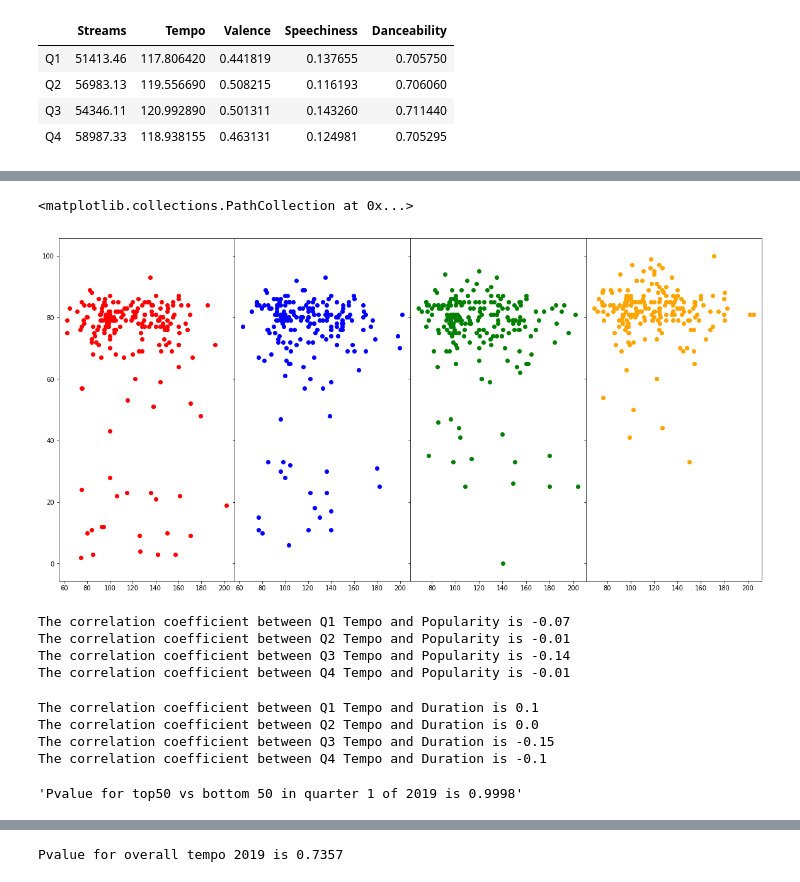
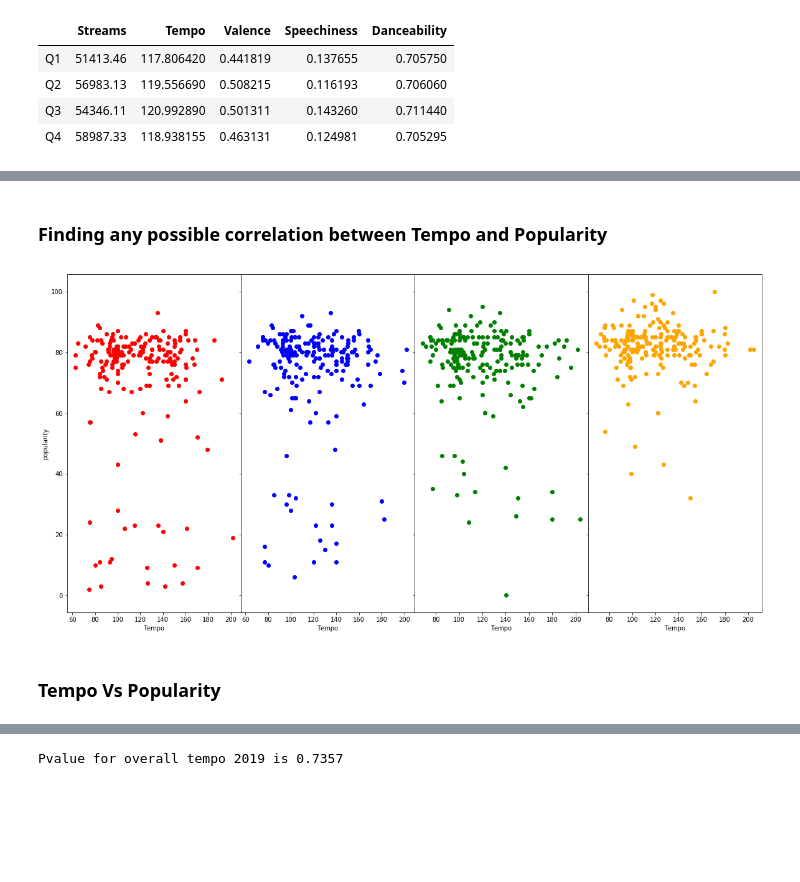
Before and after one commit to navidmalakootikhah/Project-One, a Jupyter notebook: analysis.ipynb, the cells around one changed output, grey strips where cells are left out. Cells and saved outputs as stored; diff of their text form; code cells hidden in the pictures; blank space fills up the shorter version.

```diff
--- a/analysis.ipynb
+++ b/analysis.ipynb
@@ -820,24 +754,18 @@ fig2, axs = plt.subplots(1,4,sharex='col', sharey='row',
 
 ax1, ax2, ax3, ax4 = axs
 
-ax1.scatter(Valence_q1['Valence'], Valence_q1['Duration'],color='red')
-ax2.scatter(Valence_q2['Valence'], Valence_q2['Duration'],color='blue')
-ax3.scatter(Valence_q3['Valence'], Valence_q3['Duration'],color='green')
-ax4.scatter(Valence_q4['Valence'], Valence_q4['Duration'],color='orange')
+for axis, dataf, colors in zip(axs,quart_df_list,color):
+    axis.scatter(dataf['Valence'], dataf['Duration'],color=colors)
 
 ax1.set_title('Valence vs Duration for Q1')
 ax2.set_title('Valence vs Duration for Q2')
 ax3.set_title('Valence vs Duration for Q3')
 ax4.set_title('Valence vs Duration for Q4')
 
-ax1.set_xlabel('Valence')
+for label in axs:
+    label.set_xlabel('Valence')
 ax1.set_ylabel('Duration')
-ax2.set_xlabel('Valence')
-ax3.set_xlabel('Valence')
-ax4.set_xlabel('Valence')
 
-print(f"The correlation coefficient between Q1 Valence and Duration is {round(pearsonr(Valence_q1['Valence'],Valence_q1['Duration'])[0],2)}")
-print(f"The correlation coefficient between Q2 Valence and Duration is {round(pearsonr(Valence_q2['Valence'],Valence_q2['Duration'])[0],2)}")
-print(f"The correlation coefficient between Q3 Valence and Duration is {round(pearsonr(Valence_q3['Valence'],Valence_q3['Duration'])[0],2)}")
-print(f"The correlation coefficient between Q4 Valence and Duration is {round(pearsonr(Valence_q4['Valence'],Valence_q4['Duration'])[0],2)}")
+for x in quart_df_list:
+    do_correlation(x, 'Valence', 'Duration')
 # %% [output]
@@ -961,0 +814,12 @@ plt.show()
+# %%
+fig1, axs = plt.subplots(1,4,figsize=(20,10))
+
+ax1, ax2, ax3, ax4 = axs
+
+for axis,dframe in zip(axs,quart_df_list):
+    axis.boxplot(dframe['Tempo'])
+
+for axis,quarters in zip(axs,quarter_names):
+    plt.setp(axis,xticklabels=[quarters])
+
+plt.show()
@@ -1029,40 +857,20 @@ plt.plot(Quarters_mean_summary["Speechiness"])
+# %% [markdown]
+### Finding any possible correlation between Tempo and Popularity
 # %%
-#Finding any possible correlation between tempo and popularity
 
 fig2, axs = plt.subplots(1,4,sharex='col', sharey='row',
                         gridspec_kw={'hspace': 0, 'wspace': 0},figsize=(20,10))
 ax1, ax2, ax3, ax4 = axs
 
-ax1.scatter(df_Q1['Tempo'], df_Q1['Popularity'],color='red')
-ax2.scatter(df_Q2['Tempo'], df_Q2['Popularity'],color='blue')
-ax3.scatter(df_Q3['Tempo'], df_Q3['Popularity'],color='green')
-ax4.scatter(df_Q4['Tempo'], df_Q4['Popularity'],color='orange')
+for axis, dataf, colors in zip(axs,quart_df_list,color):
+    axis.scatter(dataf['Tempo'], dataf['Popularity'],color=colors)
+
+for label in axs:
+    label.set_xlabel('Tempo')
+ax1.set_ylabel("popularity")
+
+plt.show()
 # %% [output]
-<matplotlib.collections.PathCollection at 0x...>
-[figure, old version]
+[figure, new version]
-# %%
-print(f"The correlation coefficient between Q1 Tempo and Popularity is {round(pearsonr(df_Q1['Tempo'],df_Q1['Popularity'])[0],2)}")
-print(f"The correlation coefficient between Q2 Tempo and Popularity is {round(pearsonr(df_Q2['Tempo'],df_Q2['Popularity'])[0],2)}")
-print(f"The correlation coefficient between Q3 Tempo and Popularity is {round(pearsonr(df_Q3['Tempo'],df_Q3['Popularity'])[0],2)}")
-print(f"The correlation coefficient between Q4 Tempo and Popularity is {round(pearsonr(df_Q4['Tempo'],df_Q4['Popularity'])[0],2)}")
-# %% [output]
-The correlation coefficient between Q1 Tempo and Popularity is -0.07
-The correlation coefficient between Q2 Tempo and Popularity is -0.01
-The correlation coefficient between Q3 Tempo and Popularity is -0.14
-The correlation coefficient between Q4 Tempo and Popularity is -0.01
-# %%
-print(f"The correlation coefficient between Q1 Tempo and Duration is {round(pearsonr(df_Q1['Tempo'],df_Q1['Duration'])[0],2)}")
-print(f"The correlation coefficient between Q2 Tempo and Duration is {round(pearsonr(df_Q2['Tempo'],df_Q2['Duration'])[0],2)}")
-print(f"The correlation coefficient between Q3 Tempo and Duration is {round(pearsonr(df_Q3['Tempo'],df_Q3['Duration'])[0],2)}")
-print(f"The correlation coefficient between Q4 Tempo and Duration is {round(pearsonr(df_Q4['Tempo'],df_Q4['Duration'])[0],2)}")
-# %% [output]
-The correlation coefficient between Q1 Tempo and Duration is 0.1
-The correlation coefficient between Q2 Tempo and Duration is 0.0
-The correlation coefficient between Q3 Tempo and Duration is -0.15
-The correlation coefficient between Q4 Tempo and Duration is -0.1
-# %%
-Q1_t50_df=df_Q1.head(50)
-Q1_b50_df=df_Q1.tail(50)
-pprint(f'Pvalue for top50 vs bottom 50 in quarter 1 of 2019 is {round(f_oneway(Q1_t50_df.Tempo,Q1_b50_df.Tempo)[1],4)}')
-# %% [output]
-'Pvalue for top50 vs bottom 50 in quarter 1 of 2019 is 0.9998'
+# %% [markdown]
+### Tempo Vs Popularity
```
Also changed, not shown: parts of 77 cells of this notebook, 2 other files.
